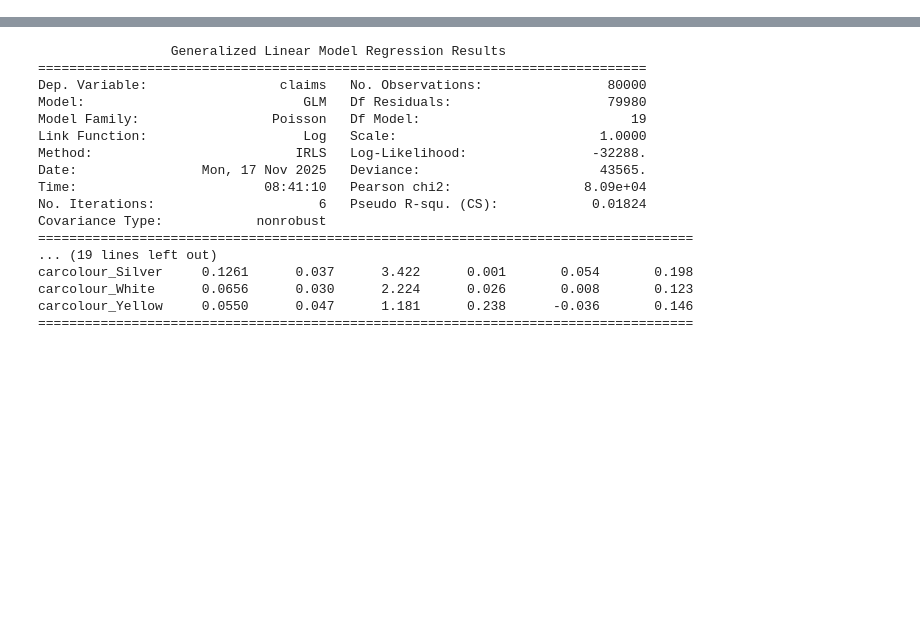
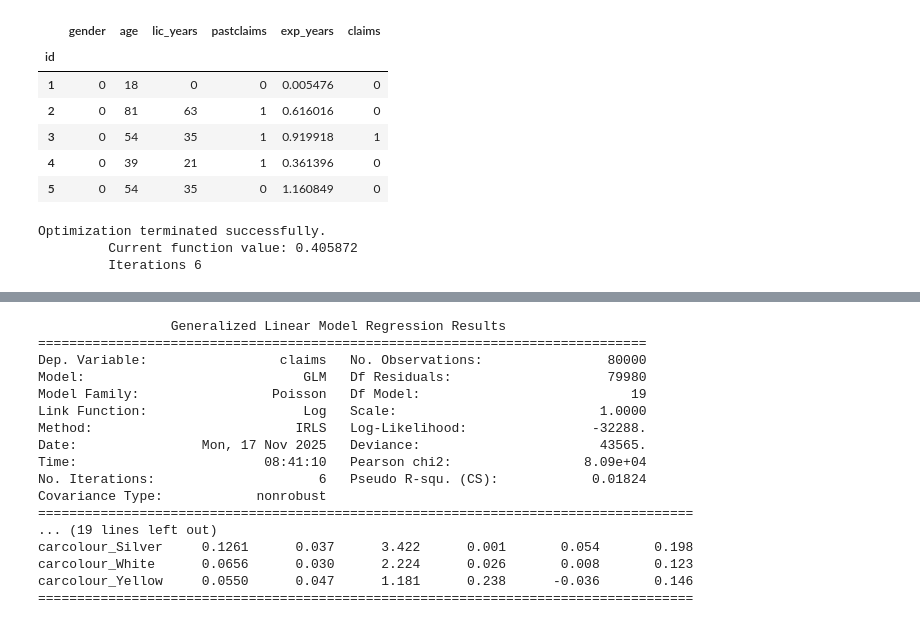
Before and after one commit to ArmandtErasmus/claims_prediction, a Jupyter notebook: data/model.ipynb, the cells around one changed output, grey strips where cells are left out. Cells and saved outputs as stored; diff of their text form; code cells hidden in the pictures; blank space fills up the shorter version.

```diff
--- a/data/model.ipynb
+++ b/data/model.ipynb
@@ -13,0 +62,19 @@ df[bool_cols] = df[bool_cols].astype(int)
+# %%
+#X_new = X.drop(columns=["hp", "lic_years"])
+X_new = X
+data = pd.concat([X, y], axis=1)
+data.head()
+# %% [output]
+|  | gender | age | lic_years | pastclaims | exp_years | claims |
+| id |  |  |  |  |  |  |
+| 1 | 0 | 18 | 0 | 0 | 0.005476 | 0 |
+| 2 | 0 | 81 | 63 | 1 | 0.616016 | 0 |
+| 3 | 0 | 54 | 35 | 1 | 0.919918 | 1 |
+| 4 | 0 | 39 | 21 | 1 | 0.361396 | 0 |
+| 5 | 0 | 54 | 35 | 0 | 1.160849 | 0 |
+# %%
+model = smf.poisson("claims ~ " + " + ".join(X_new.columns), data=data).fit()
+# %% [output]
+Optimization terminated successfully.
+         Current function value: 0.405872
+         Iterations 6
```
Also changed, not shown: parts of 9 cells of this notebook.
